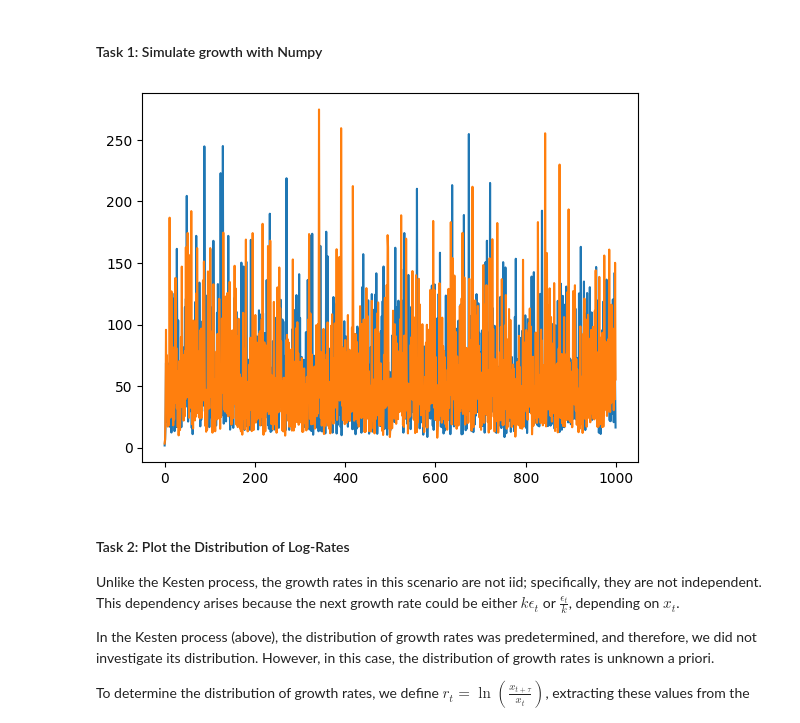
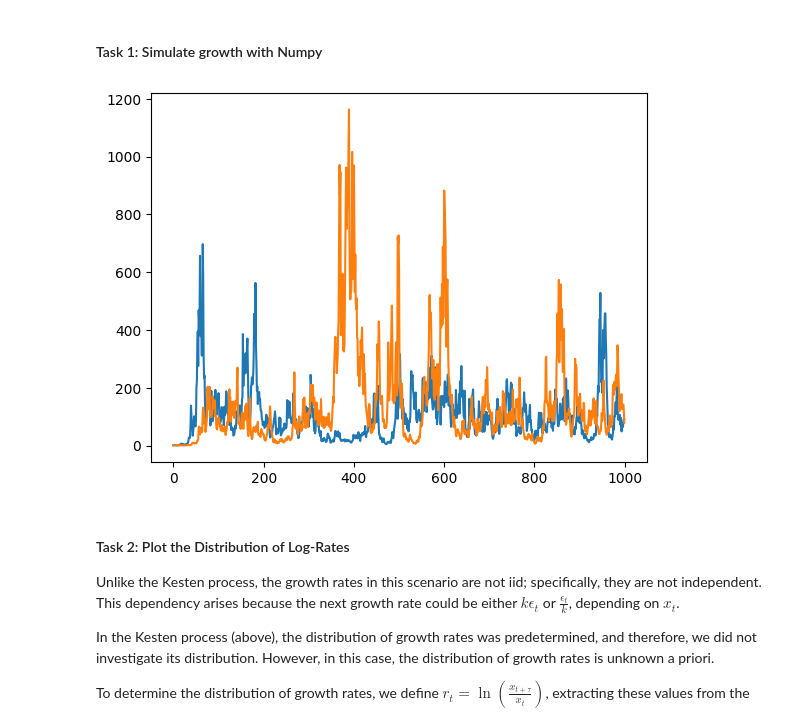
Before and after one commit to alexmakassiouk/eth-agent-based-modeling-of-economic-systems, a Jupyter notebook: ss_03_exercise.ipynb, the cells around one changed output. Drawn from its saved outputs; the diff is of its cells as text; code cells hidden in the pictures.

```diff
--- a/ss_03_exercise.ipynb
+++ b/ss_03_exercise.ipynb
@@ -166,36 +164,36 @@ In this example, $\epsilon_t$ is a growth rate sampled from an iid log-normal di
 #### Task 1: Simulate growth with Numpy
 # %%
 # Set the target size for firm growth
-target_size = 45
+target_size = 100
+k = 1.05
 
 # Generate a matrix E with log-normal growth rates for each agent at each time step (mean=0, std=0.3)
 mu = 0
 sigma = 0.3
 E = np.random.lognormal(mu, sigma, (n_firms, n_steps))
 
 # Set the growth factor (k) used when a firm's size is smaller than the target size
 def growth_factor(k, x, target_size = target_size):
     smaller_or_bigger = x<target_size
     growth_factors = np.where(smaller_or_bigger, k, 1/k)
     return growth_factors
 
 # Initialize the current size (x0) of each agent to 1
 x0 = np.ones(n_firms)
 
 # Initialize a matrix to store size of each firm at each time step
 size_matrix = np.ones((n_firms, n_steps))
 
 # Simulate the growth process over time
 for t in range(n_steps):
     # YOU CODE HERE
-    k = 3
     size_matrix[:, t] = size_matrix[:, t-1]*E[:, t] * growth_factor(k, size_matrix[:, t-1])
 
 plt.plot(size_matrix[0])
 plt.plot(size_matrix[1])
 plt.show()
 # %% [output]
-[figure, old version]
+[figure, new version]
 # %% [markdown]
 #### Task 2: Plot the Distribution of Log-Rates
 
```
Also changed, not shown: parts of 13 cells of this notebook.
